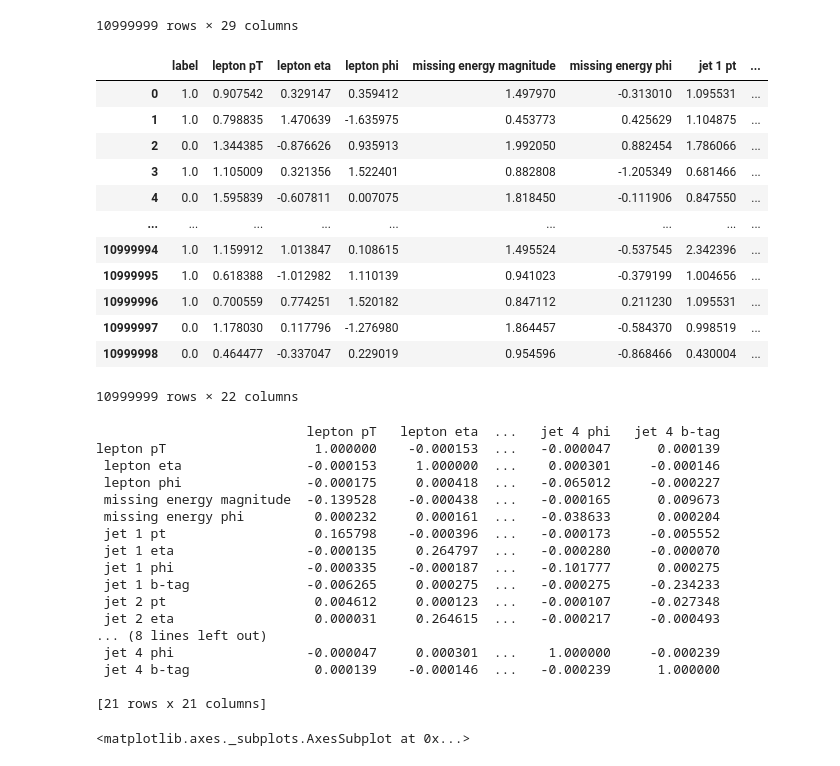
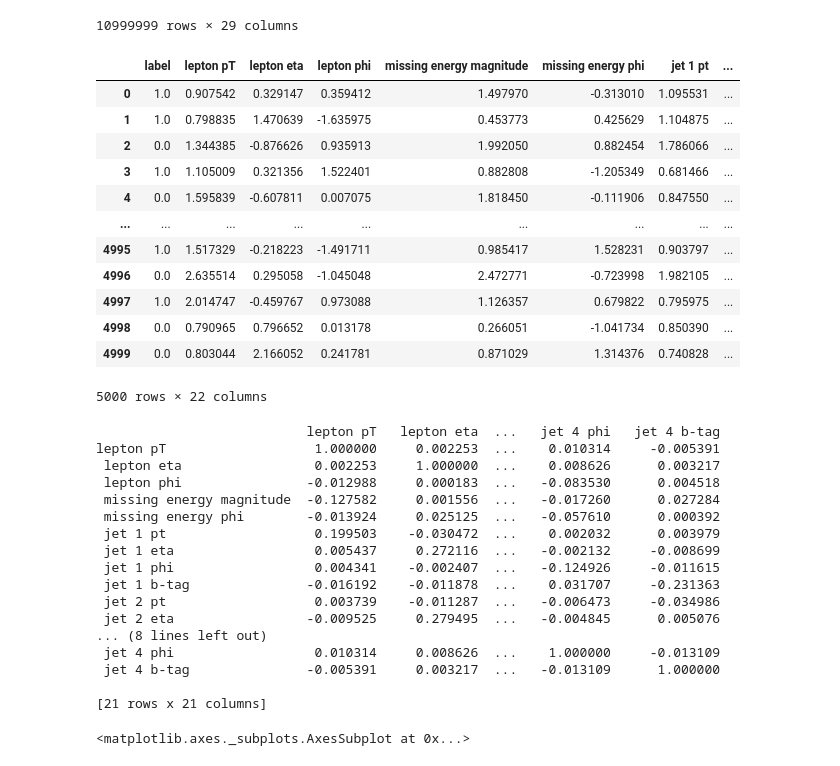
Before and after one commit to Yash-10/Higgs-Classification, a Jupyter notebook: HiggsClassification.ipynb, the cells around one changed output. Saved outputs shown, nothing was run; the diff lists cells and outputs as text; code cells hidden in the pictures.

```diff
--- a/HiggsClassification.ipynb
+++ b/HiggsClassification.ipynb
@@ -78,38 +81,38 @@ data = data.drop(columns=list(drop_cols))
-# %%
-data
-# %% [output]
-|  | label | lepton pT | lepton eta | lepton phi | missing energy magnitude | missing energy phi | jet 1 pt | ... |
-| 0 | 1.0 | 0.907542 | 0.329147 | 0.359412 | 1.497970 | -0.313010 | 1.095531 | ... |
-| 1 | 1.0 | 0.798835 | 1.470639 | -1.635975 | 0.453773 | 0.425629 | 1.104875 | ... |
-| 2 | 0.0 | 1.344385 | -0.876626 | 0.935913 | 1.992050 | 0.882454 | 1.786066 | ... |
-| 3 | 1.0 | 1.105009 | 0.321356 | 1.522401 | 0.882808 | -1.205349 | 0.681466 | ... |
-| 4 | 0.0 | 1.595839 | -0.607811 | 0.007075 | 1.818450 | -0.111906 | 0.847550 | ... |
-| ... | ... | ... | ... | ... | ... | ... | ... | ... |
-| 10999994 | 1.0 | 1.159912 | 1.013847 | 0.108615 | 1.495524 | -0.537545 | 2.342396 | ... |
-| 10999995 | 1.0 | 0.618388 | -1.012982 | 1.110139 | 0.941023 | -0.379199 | 1.004656 | ... |
-| 10999996 | 1.0 | 0.700559 | 0.774251 | 1.520182 | 0.847112 | 0.211230 | 1.095531 | ... |
-| 10999997 | 0.0 | 1.178030 | 0.117796 | -1.276980 | 1.864457 | -0.584370 | 0.998519 | ... |
-| 10999998 | 0.0 | 0.464477 | -0.337047 | 0.229019 | 0.954596 | -0.868466 | 0.430004 | ... |
-10999999 rows × 22 columns
+# %%
+data_
+# %% [output]
+|  | label | lepton pT | lepton eta | lepton phi | missing energy magnitude | missing energy phi | jet 1 pt | ... |
+| 0 | 1.0 | 0.907542 | 0.329147 | 0.359412 | 1.497970 | -0.313010 | 1.095531 | ... |
+| 1 | 1.0 | 0.798835 | 1.470639 | -1.635975 | 0.453773 | 0.425629 | 1.104875 | ... |
+| 2 | 0.0 | 1.344385 | -0.876626 | 0.935913 | 1.992050 | 0.882454 | 1.786066 | ... |
+| 3 | 1.0 | 1.105009 | 0.321356 | 1.522401 | 0.882808 | -1.205349 | 0.681466 | ... |
+| 4 | 0.0 | 1.595839 | -0.607811 | 0.007075 | 1.818450 | -0.111906 | 0.847550 | ... |
+| ... | ... | ... | ... | ... | ... | ... | ... | ... |
+| 4995 | 1.0 | 1.517329 | -0.218223 | -1.491711 | 0.985417 | 1.528231 | 0.903797 | ... |
+| 4996 | 0.0 | 2.635514 | 0.295058 | -1.045048 | 2.472771 | -0.723998 | 1.982105 | ... |
+| 4997 | 1.0 | 2.014747 | -0.459767 | 0.973088 | 1.126357 | 0.679822 | 0.795975 | ... |
+| 4998 | 0.0 | 0.790965 | 0.796652 | 0.013178 | 0.266051 | -1.041734 | 0.850390 | ... |
+| 4999 | 0.0 | 0.803044 | 2.166052 | 0.241781 | 0.871029 | 1.314376 | 0.740828 | ... |
+5000 rows × 22 columns
 # %%
-data_corr = data.drop(['label'], axis=1).corr()
+data_corr = data_.drop(['label'], axis=1).corr()
 print(data_corr)
 # %% [output]
                            lepton pT   lepton eta  ...   jet 4 phi   jet 4 b-tag
-lepton pT                   1.000000    -0.000153  ...   -0.000047      0.000139
- lepton eta                -0.000153     1.000000  ...    0.000301     -0.000146
- lepton phi                -0.000175     0.000418  ...   -0.065012     -0.000227
- missing energy magnitude  -0.139528    -0.000438  ...   -0.000165      0.009673
- missing energy phi         0.000232     0.000161  ...   -0.038633      0.000204
- jet 1 pt                   0.165798    -0.000396  ...   -0.000173     -0.005552
- jet 1 eta                 -0.000135     0.264797  ...   -0.000280     -0.000070
- jet 1 phi                 -0.000335    -0.000187  ...   -0.101777      0.000275
- jet 1 b-tag               -0.006265     0.000275  ...   -0.000275     -0.234233
- jet 2 pt                   0.004612     0.000123  ...   -0.000107     -0.027348
- jet 2 eta                  0.000031     0.264615  ...   -0.000217     -0.000493
+lepton pT                   1.000000     0.002253  ...    0.010314     -0.005391
+ lepton eta                 0.002253     1.000000  ...    0.008626      0.003217
+ lepton phi                -0.012988     0.000183  ...   -0.083530      0.004518
+ missing energy magnitude  -0.127582     0.001556  ...   -0.017260      0.027284
+ missing energy phi        -0.013924     0.025125  ...   -0.057610      0.000392
+ jet 1 pt                   0.199503    -0.030472  ...    0.002032      0.003979
+ jet 1 eta                  0.005437     0.272116  ...   -0.002132     -0.008699
+ jet 1 phi                  0.004341    -0.002407  ...   -0.124926     -0.011615
+ jet 1 b-tag               -0.016192    -0.011878  ...    0.031707     -0.231363
+ jet 2 pt                   0.003739    -0.011287  ...   -0.006473     -0.034986
+ jet 2 eta                 -0.009525     0.279495  ...   -0.004845      0.005076
 ... (8 lines left out)
- jet 4 phi                 -0.000047     0.000301  ...    1.000000     -0.000239
- jet 4 b-tag                0.000139    -0.000146  ...   -0.000239      1.000000
+ jet 4 phi                  0.010314     0.008626  ...    1.000000     -0.013109
+ jet 4 b-tag               -0.005391     0.003217  ...   -0.013109      1.000000
 
 [21 rows x 21 columns]
 # %%
```
Also changed, not shown: parts of 23 cells of this notebook.
